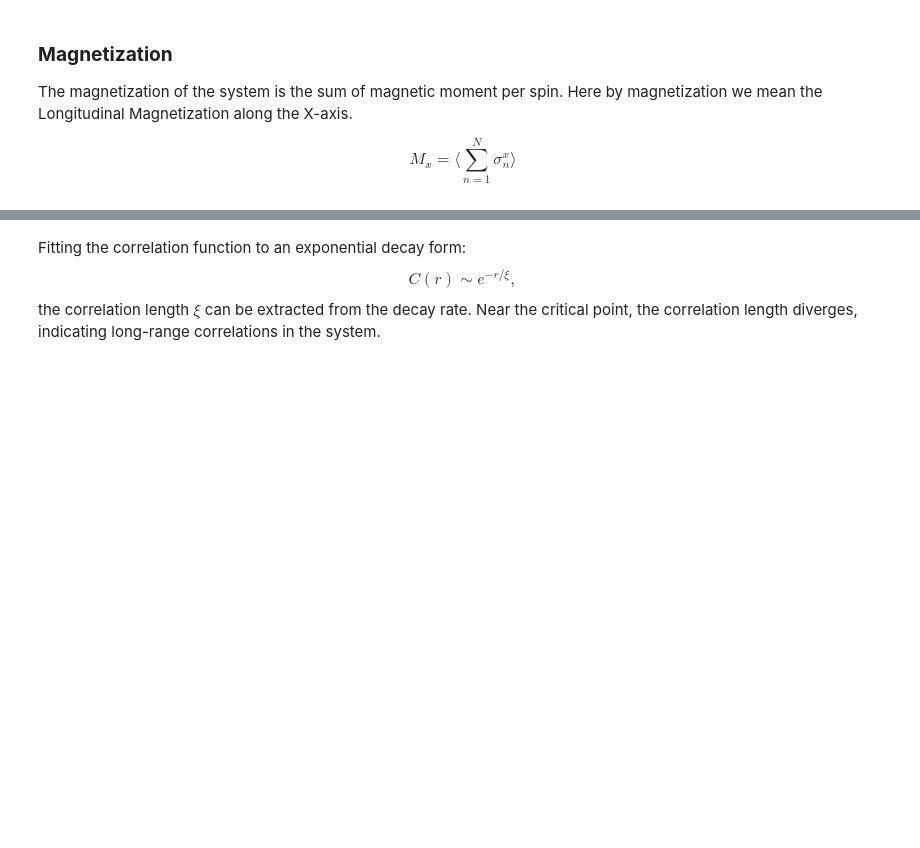
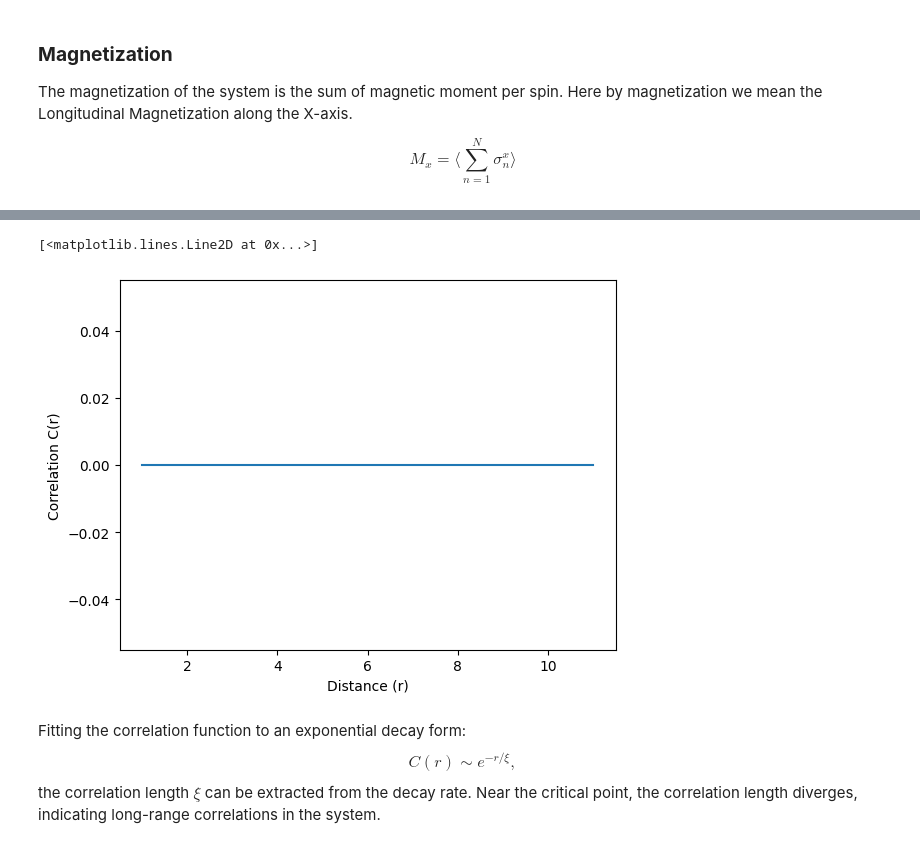
Before and after one commit to QunaSys/quri-parts, a Jupyter notebook: quri_sdk_notebooks/examples/0_quri-algo-vm/5_tfim/TFIM.ipynb, the cells around one changed output, grey strips where cells are left out. Saved outputs shown, nothing was run; the diff lists cells and outputs as text; code cells hidden in the pictures; blank space fills up the shorter version.

```diff
--- a/quri_sdk_notebooks/examples/0_quri-algo-vm/5_tfim/TFIM.ipynb
+++ b/quri_sdk_notebooks/examples/0_quri-algo-vm/5_tfim/TFIM.ipynb
@@ -269,7 +429,7 @@ Iterations: 70
 # %% [markdown]
 Quantum Selected Configuration Interaction (QSCI) is a hybrid quantum-classical algorithms for calculating the ground- and excited-state energies for a given Hamiltonian. It works on top of an approximate ground state estimated using VQE or by some other method. Then, by sampling the state in the computational basis, which is hard for classical computation in general, one can identify the basis states that are important for reproducing the ground state. The Hamiltonian in the subspace spanned by those important configurations is diagonalized on classical computers to output the ground-state energy and the corresponding eigenvector. The excited-state energies can be obtained similarly. The result is robust against statistical and physical errors. For further details, refer to this [notebook](https://github.com/QunaSys/quri-sdk-notebooks/blob/main/quri_sdk_notebooks/examples/0_quri-algo-vm/0_qsci/0_qsci.ipynb) or the [original paper](https://arxiv.org/abs/2302.11320).
 # %%
-BASIS_STATES = 1000
+BASIS_STATES = 2000
 TOTAL_SHOTS = 1000000
 # %%
 from quri_parts.qulacs.sampler import create_qulacs_vector_concurrent_sampler
@@ -277,7 +437,7 @@ from quri_parts_qsci import qsci
 
 sampler = create_qulacs_vector_concurrent_sampler()
 eigs, ground_state = qsci(
-    hamiltonian, [bound_state], sampler, total_shots=TOTAL_SHOTS, num_states_pick_out=BASIS_STATES
+    hamiltonian, [Z2_bound_state], sampler, total_shots=TOTAL_SHOTS, num_states_pick_out=BASIS_STATES
 )
 # %%
 print("Ground state energy as per QSCI:", eigs[0])
@@ -365,3 +574,16 @@ plt.plot(r, np.real(correlation))
+# %%
+r = np.arange(1, n_qubits)
+correlation = []
+
+for i in r:
+    correlation.append(C_r_QSCI(ground_state, i))
+
+plt.xlabel('Distance (r)')
+plt.ylabel('Correlation C(r)')
+plt.plot(r, correlation)
+# %% [output]
+[<matplotlib.lines.Line2D at 0x...>]
+[figure, added]
 # %% [markdown]
 Fitting the correlation function to an exponential decay form:
 $$
```
Also changed, not shown: parts of 83 cells of this notebook.
